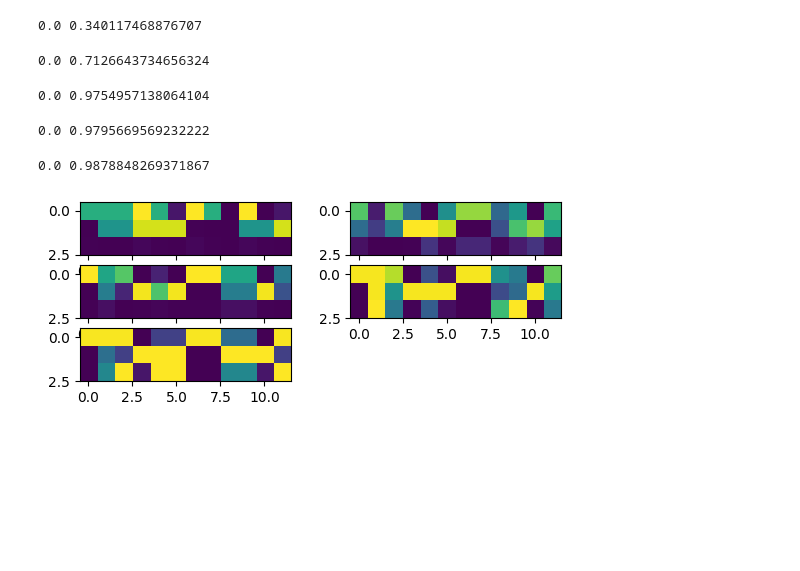
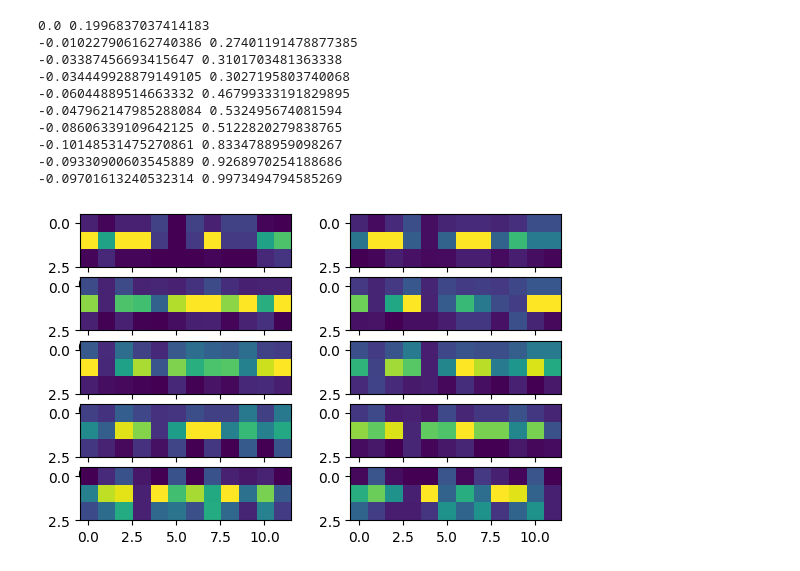
Before and after one commit to Ahmadar91/Master-sThesis, a Jupyter notebook: Attention.ipynb, the cells around one changed output. Saved outputs shown, nothing was run; the diff lists cells and outputs as text; code cells hidden in the pictures; blank space fills up the shorter version.

```diff
--- a/Attention.ipynb
+++ b/Attention.ipynb
@@ -359,7 +516,8 @@ def generateTrainData(num_samples, params):
         label_value_B = params["value_2"] if mapped_value_B == 1 else params["value_1"]
         label_value_C = params["value_2"] if result == 1 else params["value_1"]
 
-        label_arr = [mapped_value_A, mapped_value_B, result]  # Label array with value_A, value_B, and result
+        #label_arr = [mapped_value_A, mapped_value_B, result]  # Label array with value_A, value_B, and result
+        label_arr = [label_value_A, label_value_B, label_value_C]  # Label array with value_A, value_B, and result
 
         combined_array = np.vstack([array_A, array_B, array_C]).T
         s.append(combined_array)
@@ -700,7 +916,7 @@ def getOutTaH(model,dataSet):
         if len(numpy.unique(a))==1:
             who=numpy.random.randint(len(a))
             a[who]=1-a[who]
-        kmeans = KMeans(n_clusters=clusterNr).fit(a)
+        kmeans = KMeans(n_clusters=clusterNr,n_init=10).fit(a)
         B[i]=kmeans.labels_
         #B[i]=1.0*(H[i]>numpy.median(H[i]))
 
@@ -756,32 +972,37 @@ def removalIntoMatrix(res,width,H):
     return numpy.array(M)
 # %%
 # Load the model
-model = torch.load("./Models/model_RNN_min_length_5 max_length_5 fill_0 value_1_-1 value_2_1.model")
+model = torch.load("./Models/model_RNN_min_length_10 max_length_10 fill_0 value_1_-1 value_2_1.model")
 model.eval()  # Set the model to evaluation mode
 
 params = {
-            'min_length': 5,
-            'max_length': 5,
+            'min_length': 10,
+            'max_length': 10,
             'fill': 0,
             'value_1': -1,
             'value_2': 1
         }
 
 # Run the analysis
-for i in range(5):
+for i in range(10):
     s, t = generateTrainData(100, params)  # Use your generateTrainData function
     # Visualize the results
-    S,H=shrinkingDecompositionInformation(model,12,s,t.transpose(),whichTS=i,dsLength=5)
+    S,H=shrinkingDecompositionInformation(model,12,s,t.transpose(),whichTS=i,dsLength=10)
     subplot(6,2,i+1)
     M=removalIntoMatrix(S,12,H)
     imshow(M)
     print(M.min(),M.max())
 # %% [output]
-0.0 0.340117468876707
+0.0 0.1996837037414183
+-0.010227906162740386 0.27401191478877385
+-0.03387456693415647 0.3101703481363338
+-0.034449928879149105 0.3027195803740068
+-0.06044889514663332 0.46799333191829895
+-0.047962147985288084 0.532495674081594
+-0.08606339109642125 0.5122820279838765
+-0.10148531475270861 0.8334788959098267
+-0.09330900603545889 0.9268970254188686
+-0.09701613240532314 0.9973494794585269
-0.0 0.7126643734656324
-0.0 0.9754957138064104
-0.0 0.9795669569232222
-0.0 0.9878848269371867
-[figure, old version]
+[figure, new version]
 # %%
 # Load the model
```
Also changed, not shown: parts of 21 cells of this notebook, 51 other files.
